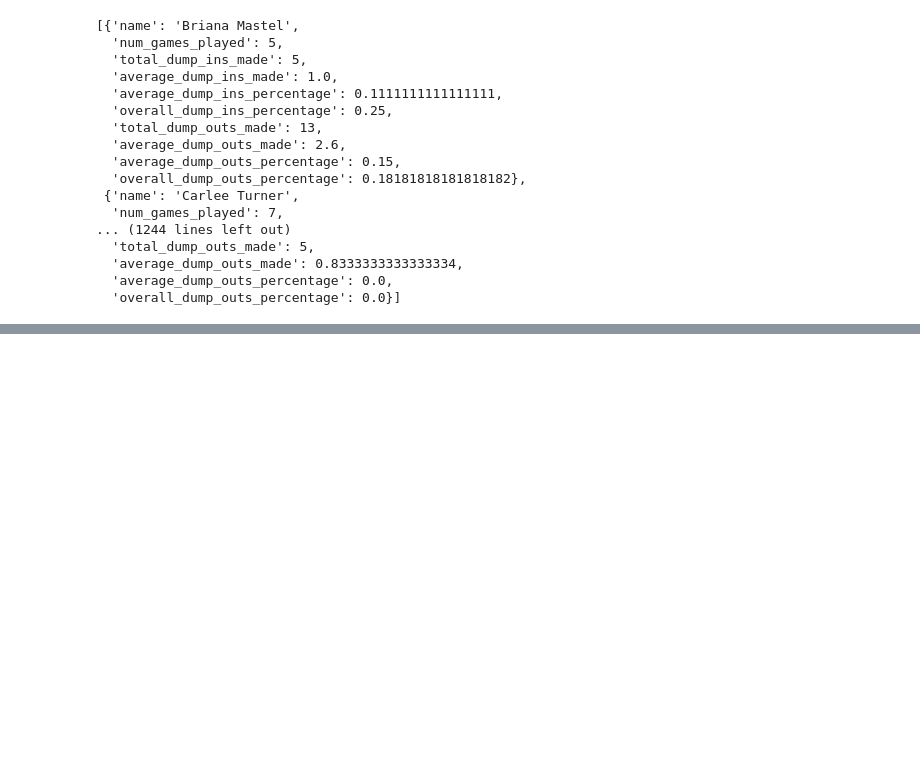
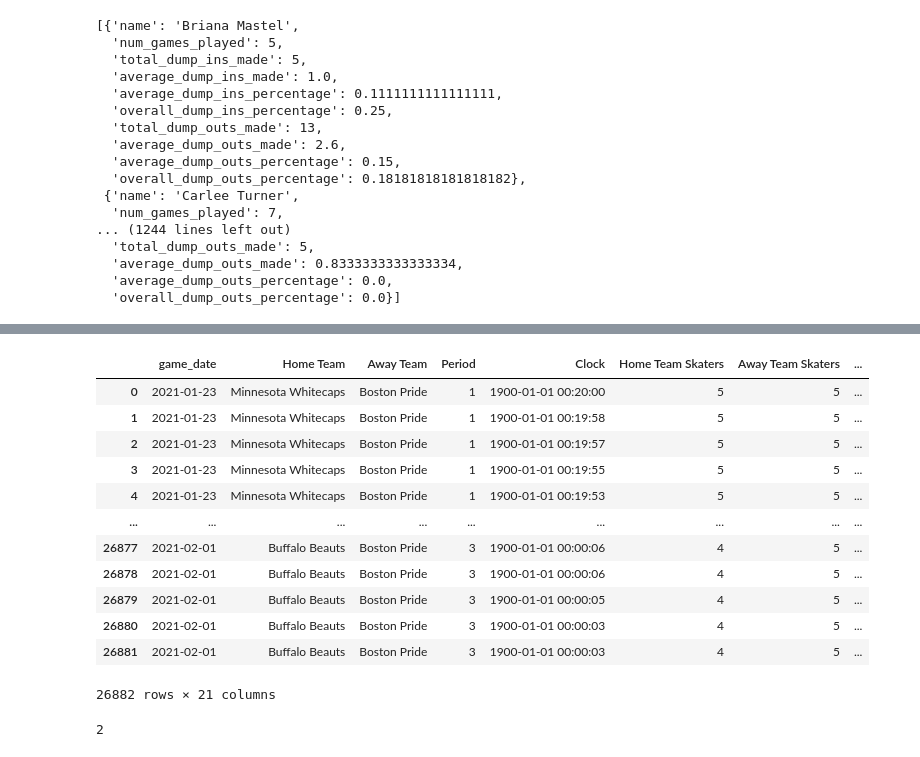
Before and after one commit to MiracleSkyHawk/MMA_Summer_Datathon_TAzure, a Jupyter notebook: Jesse - test.ipynb, the cells around one changed output, grey strips where cells are left out. Drawn from its saved outputs; the diff is of its cells as text; code cells hidden in the pictures; blank space fills up the shorter version.

```diff
--- a/Jesse - test.ipynb
+++ b/Jesse - test.ipynb
@@ -344,0 +419,4 @@ dumping_stats_list
+# %%
+df_test = df_NWHL.copy()
+# %%
+df_test['Clock'] = pd.to_datetime(df_test['Clock'], format="%M:%S")
@@ -344,0 +443,20 @@ dumping_stats_list
+# %%
+df_test
+# %% [output]
+|  | game_date | Home Team | Away Team | Period | Clock | Home Team Skaters | Away Team Skaters | ... |
+| 0 | 2021-01-23 | Minnesota Whitecaps | Boston Pride | 1 | 1900-01-01 00:20:00 | 5 | 5 | ... |
+| 1 | 2021-01-23 | Minnesota Whitecaps | Boston Pride | 1 | 1900-01-01 00:19:58 | 5 | 5 | ... |
+| 2 | 2021-01-23 | Minnesota Whitecaps | Boston Pride | 1 | 1900-01-01 00:19:57 | 5 | 5 | ... |
+| 3 | 2021-01-23 | Minnesota Whitecaps | Boston Pride | 1 | 1900-01-01 00:19:55 | 5 | 5 | ... |
+| 4 | 2021-01-23 | Minnesota Whitecaps | Boston Pride | 1 | 1900-01-01 00:19:53 | 5 | 5 | ... |
+| ... | ... | ... | ... | ... | ... | ... | ... | ... |
+| 26877 | 2021-02-01 | Buffalo Beauts | Boston Pride | 3 | 1900-01-01 00:00:06 | 4 | 5 | ... |
+| 26878 | 2021-02-01 | Buffalo Beauts | Boston Pride | 3 | 1900-01-01 00:00:06 | 4 | 5 | ... |
+| 26879 | 2021-02-01 | Buffalo Beauts | Boston Pride | 3 | 1900-01-01 00:00:05 | 4 | 5 | ... |
+| 26880 | 2021-02-01 | Buffalo Beauts | Boston Pride | 3 | 1900-01-01 00:00:03 | 4 | 5 | ... |
+| 26881 | 2021-02-01 | Buffalo Beauts | Boston Pride | 3 | 1900-01-01 00:00:03 | 4 | 5 | ... |
+26882 rows × 21 columns
+# %%
+(df_test.loc[0, "Clock"]-df_test.loc[1, "Clock"]).seconds
+# %% [output]
+2
```
Also changed, not shown: parts of 9 cells of this notebook.
